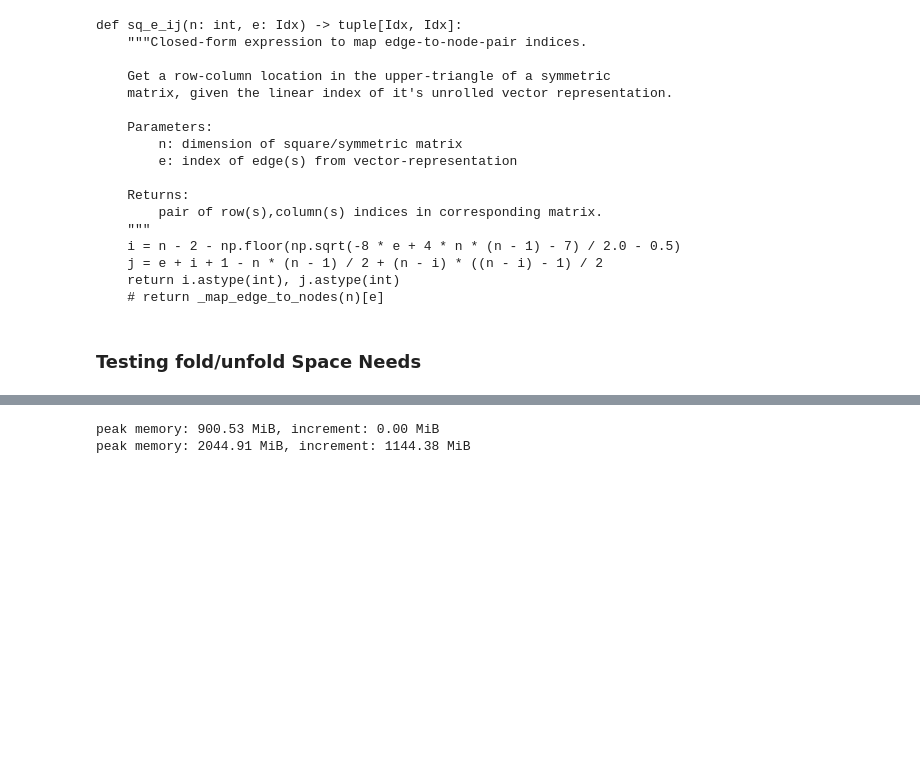
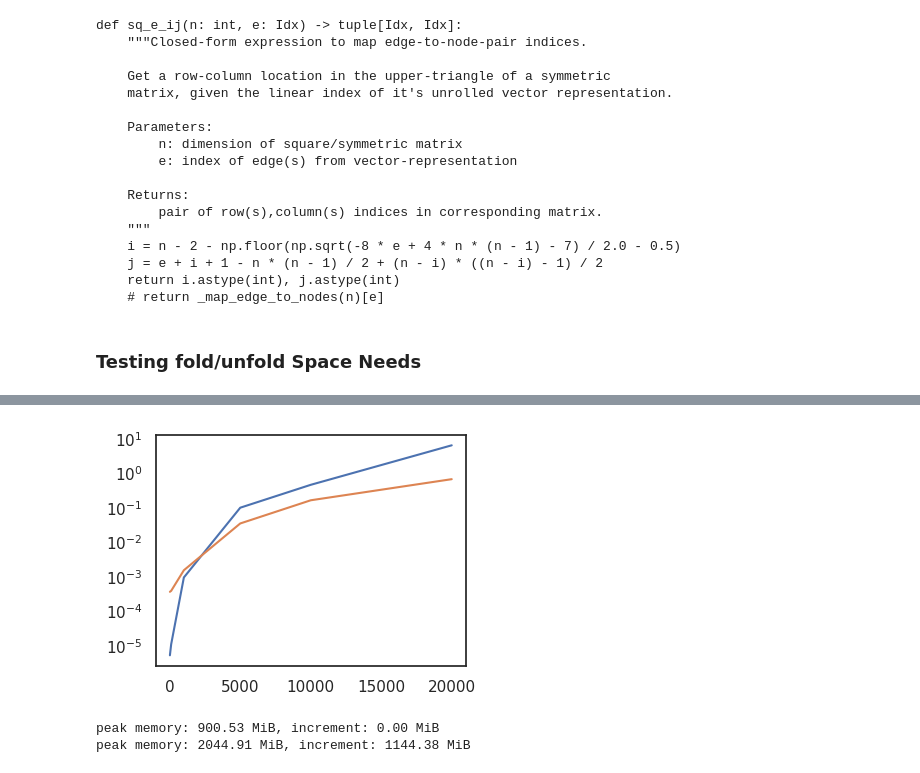
Before and after one commit to usnistgov/affinis, a Jupyter notebook: notebooks/prototyping/sparse-ops-backend.ipynb, the cells around one changed output, grey strips where cells are left out. Cells and saved outputs as stored; diff of their text form; code cells hidden in the pictures; blank space fills up the shorter version.

```diff
--- a/notebooks/prototyping/sparse-ops-backend.ipynb
+++ b/notebooks/prototyping/sparse-ops-backend.ipynb
@@ -125,3 +149,9 @@ A = random((10000,10000))
+# %%
+plt.plot(szs,[i.average for i in old_perfs])
+plt.plot(szs,[i.average for i in new_perfs])
+plt.yscale('log')
+# %% [output]
+[figure, added]
 # %%
 %memit sq_sq(sq_flat(A))
 %memit _sq(_sq(A.todense()))
```
Also changed, not shown: parts of 2 cells of this notebook, 1 other file.
